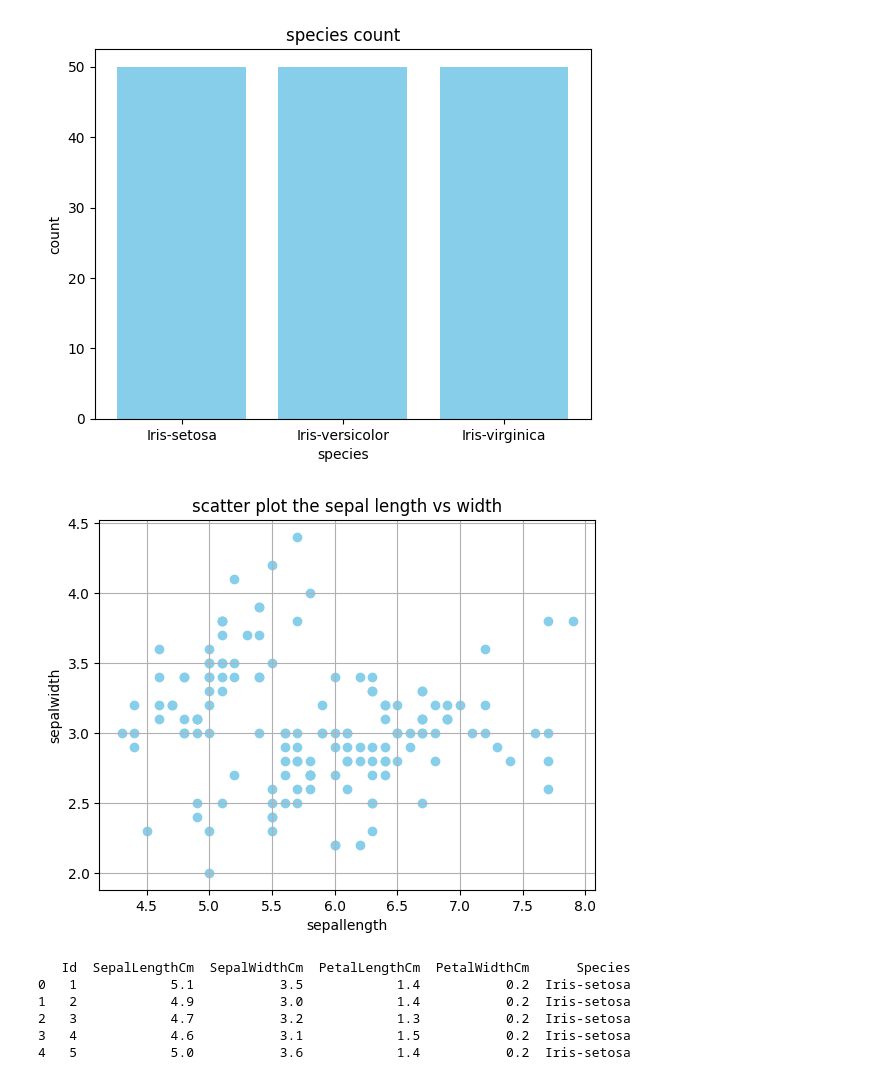
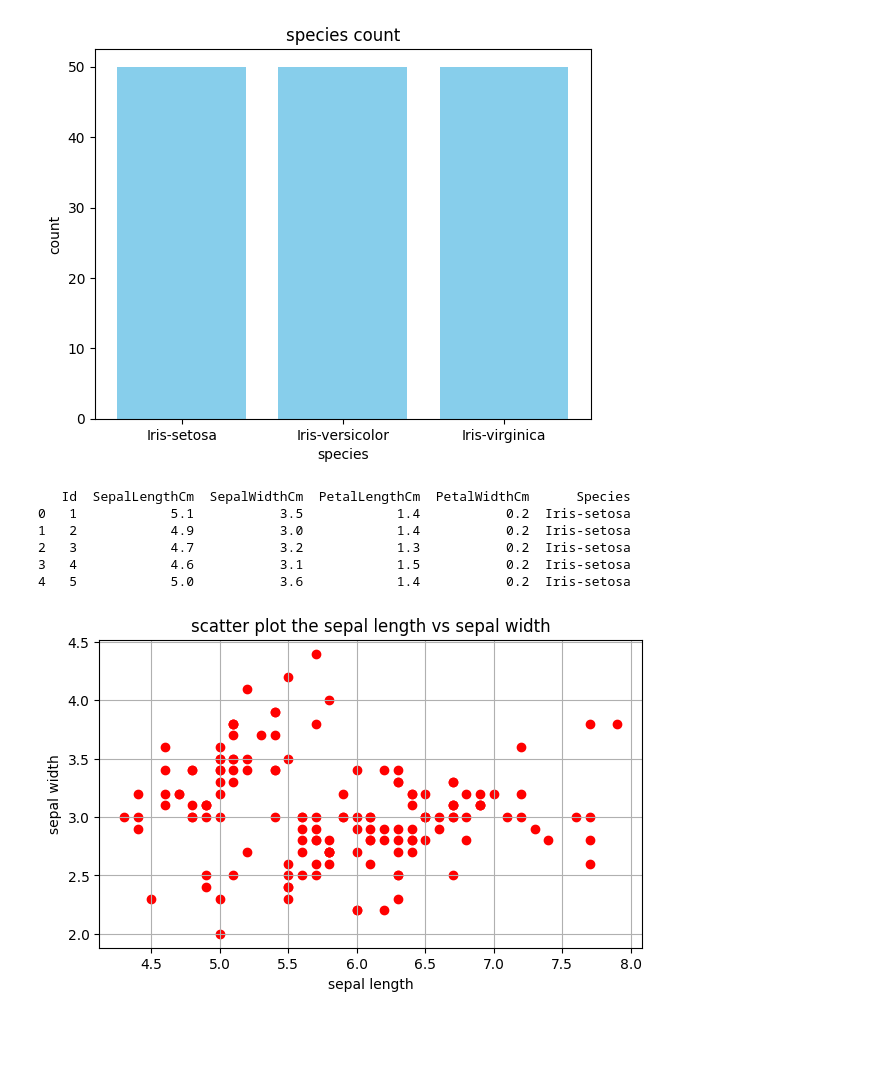
Before and after one commit to Nohan28/aiml, a Jupyter notebook: nohan23CS028.ipynb, the cells around one changed output. Drawn from its saved outputs; the diff is of its cells as text; code cells hidden in the pictures; blank space fills up the shorter version.

```diff
--- a/nohan23CS028.ipynb
+++ b/nohan23CS028.ipynb
@@ -913,30 +856,32 @@ plt.title('species count')
 plt.show()
 # %% [output]
 [figure]
+# %%
+import pandas as pd
+
+# Load the ISIR CSV file into a Pandas DataFrame
+isir_df = pd.read_csv('Iris.csv')
+
+# Display the first few rows of the DataFrame to inspect the data
+print(isir_df.head())
+# %% [output]
+   Id  SepalLengthCm  SepalWidthCm  PetalLengthCm  PetalWidthCm      Species
+0   1            5.1           3.5            1.4           0.2  Iris-setosa
+1   2            4.9           3.0            1.4           0.2  Iris-setosa
+2   3            4.7           3.2            1.3           0.2  Iris-setosa
+3   4            4.6           3.1            1.5           0.2  Iris-setosa
+4   5            5.0           3.6            1.4           0.2  Iris-setosa
 # %%
 import pandas as pd
 import numpy as np
 import matplotlib.pyplot as plt
 sepal_data = isir_df[['SepalLengthCm', 'SepalWidthCm']]
-plt.figure(figsize=(9,10))
-plt.scatter(sepal_data['SepalLengthCm'], sepal_data['SepalWidthCm'], color='skyblue')
+plt.figure(figsize=(7,4))
+plt.scatter(sepal_data['SepalLengthCm'], sepal_data['SepalWidthCm'], color='red')
 plt.xlabel('sepal length')
 plt.ylabel('sepal width')
-plt.title('scatter plot the sepal length vs width')
+plt.title('scatter plot the sepal length vs sepal width')
 plt.grid(True)
 plt.show()
 # %% [output]
-[figure, old version]
+[figure, new version]
-# %%
-import pandas as pd
-import numpy as np
-import matplotlib.pyplot as plt
-iris = pd.read_csv('Iris.csv')
-print(isir_df.head())
-# %% [output]
-   Id  SepalLengthCm  SepalWidthCm  PetalLengthCm  PetalWidthCm      Species
-0   1            5.1           3.5            1.4           0.2  Iris-setosa
-1   2            4.9           3.0            1.4           0.2  Iris-setosa
-2   3            4.7           3.2            1.3           0.2  Iris-setosa
-3   4            4.6           3.1            1.5           0.2  Iris-setosa
-4   5            5.0           3.6            1.4           0.2  Iris-setosa
```
Also changed, not shown: parts of 3 cells of this notebook.
